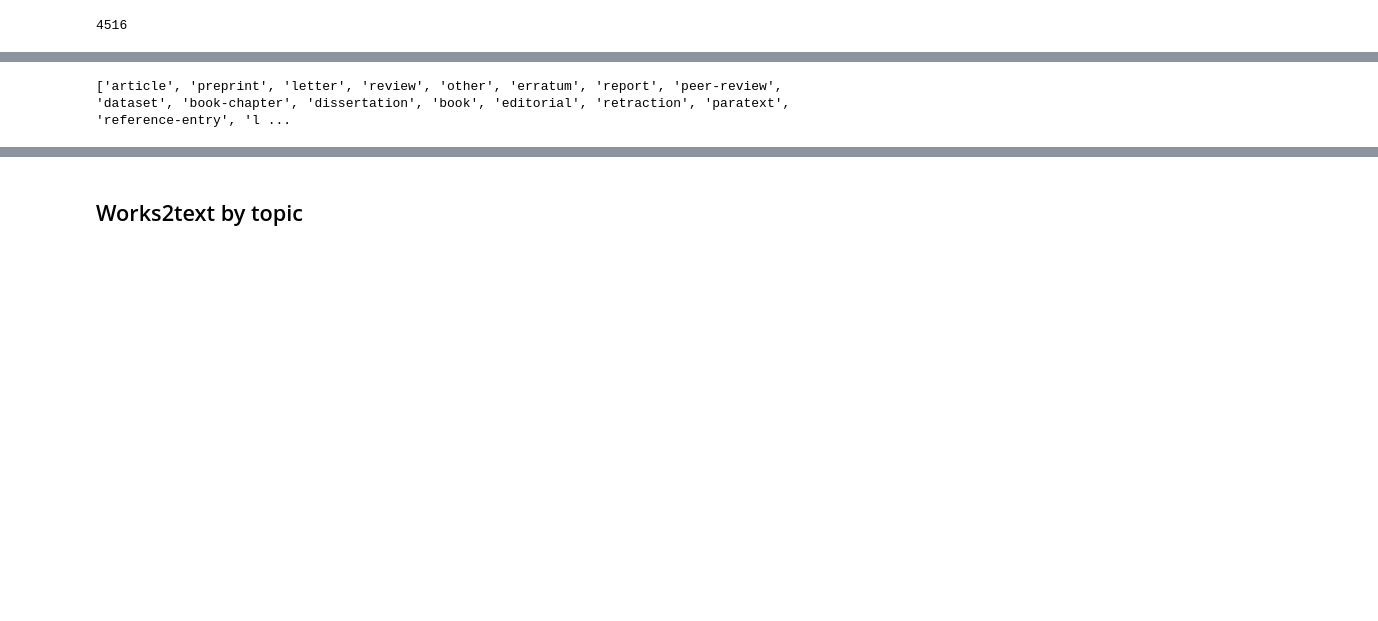
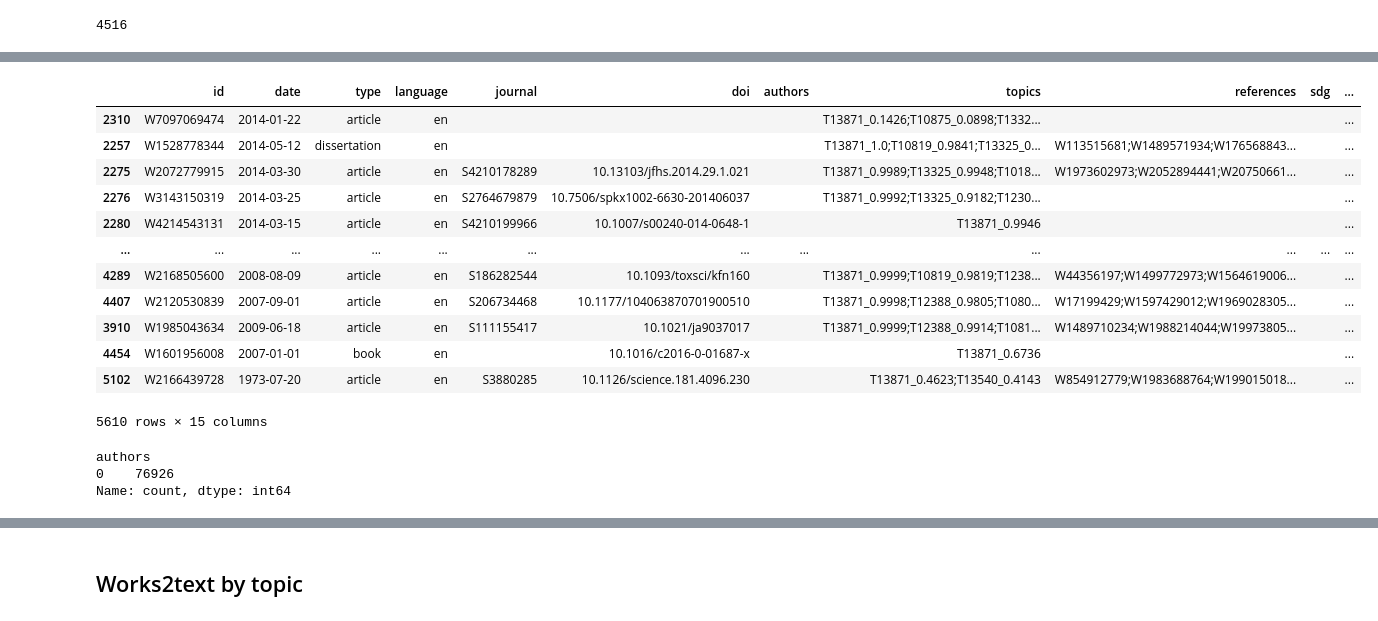
Before and after one commit to gabriele-di-bona/OpenAlex-Dataset-Creation, a Jupyter notebook: notebooks/aux_convert_csv2parquet.ipynb, the cells around one changed output, grey strips where cells are left out. Saved outputs shown, nothing was run; the diff lists cells and outputs as text; code cells hidden in the pictures; blank space fills up the shorter version.

Commit message:
Update notebooks and AI dataset docs

```diff
--- a/notebooks/aux_convert_csv2parquet.ipynb
+++ b/notebooks/aux_convert_csv2parquet.ipynb
@@ -305,4 +524,22 @@ Converting dtypes took 0.01 sec. Size before: 0.02GB, after: 0.02GB
+# %%
+works_df.sort_values("cited_by_count_computed")
+# %% [output]
+|  | id | date | type | language | journal | doi | authors | topics | references | sdg | ... |
+| 2310 | W7097069474 | 2014-01-22 | article | en |  |  |  | T13871_0.1426;T10875_0.0898;T1332... |  |  | ... |
+| 2257 | W1528778344 | 2014-05-12 | dissertation | en |  |  |  | T13871_1.0;T10819_0.9841;T13325_0... | W113515681;W1489571934;W176568843... |  | ... |
+| 2275 | W2072779915 | 2014-03-30 | article | en | S4210178289 | 10.13103/jfhs.2014.29.1.021 |  | T13871_0.9989;T13325_0.9948;T1018... | W1973602973;W2052894441;W20750661... |  | ... |
+| 2276 | W3143150319 | 2014-03-25 | article | en | S2764679879 | 10.7506/spkx1002-6630-201406037 |  | T13871_0.9992;T13325_0.9182;T1230... |  |  | ... |
+| 2280 | W4214543131 | 2014-03-15 | article | en | S4210199966 | 10.1007/s00240-014-0648-1 |  | T13871_0.9946 |  |  | ... |
+| ... | ... | ... | ... | ... | ... | ... | ... | ... | ... | ... | ... |
+| 4289 | W2168505600 | 2008-08-09 | article | en | S186282544 | 10.1093/toxsci/kfn160 |  | T13871_0.9999;T10819_0.9819;T1238... | W44356197;W1499772973;W1564619006... |  | ... |
+| 4407 | W2120530839 | 2007-09-01 | article | en | S206734468 | 10.1177/104063870701900510 |  | T13871_0.9998;T12388_0.9805;T1080... | W17199429;W1597429012;W1969028305... |  | ... |
+| 3910 | W1985043634 | 2009-06-18 | article | en | S111155417 | 10.1021/ja9037017 |  | T13871_0.9999;T12388_0.9914;T1081... | W1489710234;W1988214044;W19973805... |  | ... |
+| 4454 | W1601956008 | 2007-01-01 | book | en |  | 10.1016/c2016-0-01687-x |  | T13871_0.6736 |  |  | ... |
+| 5102 | W2166439728 | 1973-07-20 | article | en | S3880285 | 10.1126/science.181.4096.230 |  | T13871_0.4623;T13540_0.4143 | W854912779;W1983688764;W199015018... |  | ... |
+5610 rows × 15 columns
 # %%
-print(df.type.unique().to_list())
+print(df.authors.apply(lambda x : len(x)).value_counts())
 # %% [output]
-['article', 'preprint', 'letter', 'review', 'other', 'erratum', 'report', 'peer-review', 'dataset', 'book-chapter', 'dissertation', 'book', 'editorial', 'retraction', 'paratext', 'reference-entry', 'l ...
+authors
+0    76926
+Name: count, dtype: int64
```
Also changed, not shown: parts of 24 cells of this notebook, 19 other files.
